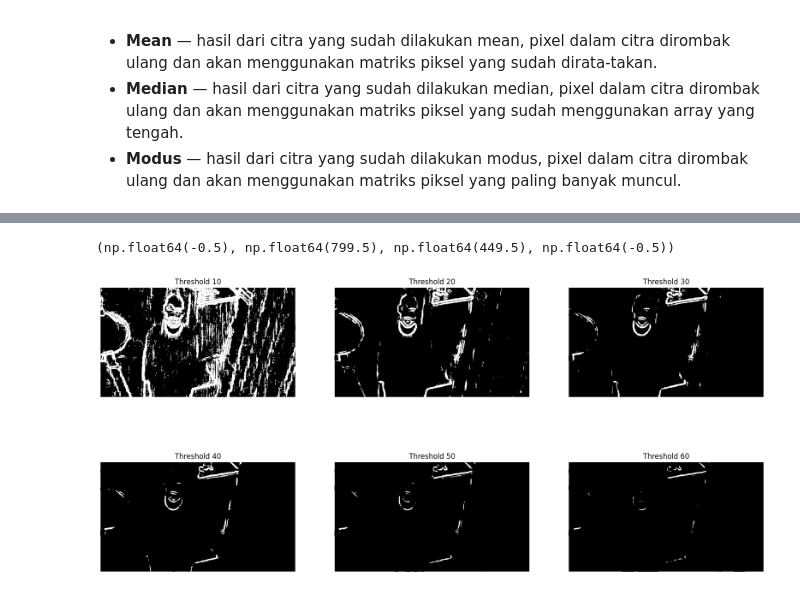
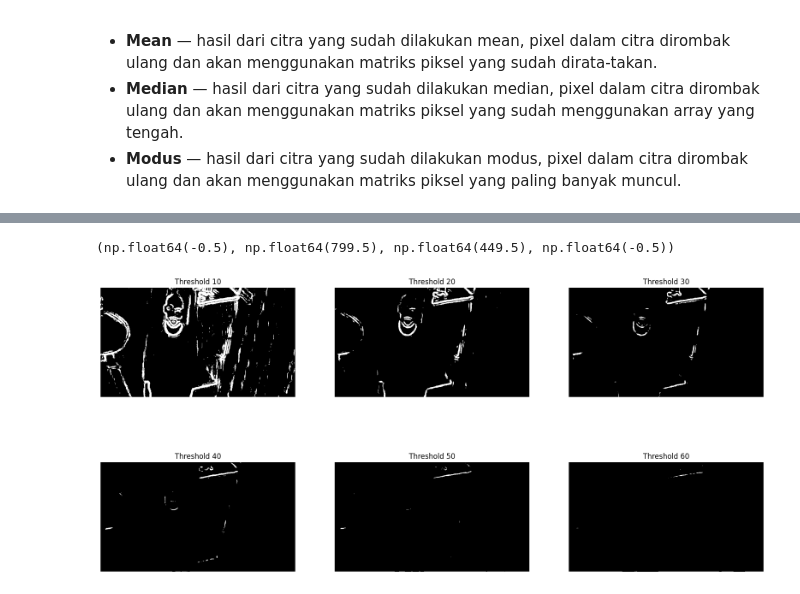
Before and after one commit to praktikum-pcd-2026/jurnal-modul-3-DendoyOfficial, a Jupyter notebook: modul3.ipynb, the cells around one changed output, grey strips where cells are left out. Drawn from its saved outputs; the diff is of its cells as text; code cells hidden in the pictures.

```diff
--- a/modul3.ipynb
+++ b/modul3.ipynb
@@ -227,13 +242,24 @@ def edge(img, kernelx, kernely):
 # %%
-prewitt = edge(backup,prewittX,prewittY)
-sobel = edge(backup,sobelX,sobelY)
-roberts = edge(backup,robertsX,robertsY)
-prewitt_sobel = tambah(prewitt,sobel)
-prewitt_roberts = tambah(prewitt,roberts)
-sobel_roberts = tambah(sobel,roberts)
-prewitt_sobel_roberts = tambah(prewitt_sobel,roberts)
 
-plt.figure(figsize=(20,17))
+prewitt   = edge(backup,    prewittX, prewittY)
+prewitt = normalisasi(prewitt)
+sobel   = edge(backup,    sobelX, sobelY)
+sobel = normalisasi(sobel)
+roberts   = edge(backup,    robertsX, robertsY)
+roberts = normalisasi (roberts)
+prewitt_sobel = edge (backup, prewittX, prewittY) + edge(backup, sobelX, sobelY)
+prewitt_sobel = normalisasi(prewitt_sobel)
+
+prewitt_roberts = edge (backup, prewittX, prewittY) + edge(backup, robertsX, robertsY)
+prewitt_roberts = normalisasi (prewitt_roberts)
+sobel_roberts = edge (backup, sobelX, sobelY) + edge(backup, robertsX, robertsY)
+sobel_roberts = normalisasi (sobel_roberts)
+prewitt_sobel_roberts = edge (backup, prewittX, prewittY) + edge(backup, sobelX, sobelY) + edge(smoothsharpening, robertsX, robertsY)
+prewitt_sobel_roberts = normalisasi (prewitt_sobel_roberts)
+
+
+
+plt.figure(figsize=(16,8))
 plt.subplot(4,4,1)
 plt.imshow(prewitt, cmap='gray')
 plt.title('Prewitt')
@@ -279,43 +316,43 @@ Operator-operator yang digunakan untuk menghasilkan garis tepi yang ada pada cit
 def threshold (img,th):
     return(img > th).astype(np.uint8)*255
 
-th_10 = threshold(prewitt_sobel,10)
-th_20 = threshold(prewitt_roberts,20)
-th_30 = threshold(prewitt_roberts,30)
-th_40 = threshold(prewitt_roberts,40)
-th_50 = threshold(prewitt_roberts,50)
-th_60 = threshold(prewitt_roberts,60)
+th_10 = threshold(sobel,10)
+th_20 = threshold(sobel,20)
+th_30 = threshold(sobel,30)
+th_40 = threshold(sobel,40)
+th_50 = threshold(sobel,50)
+th_60 = threshold(sobel,60)
 
 plt.figure(figsize=(20,15))
 plt.subplot(3,3,1)
 plt.imshow(th_10, cmap='gray')
 plt.title('Threshold 10')
 plt.axis('off')
 
 plt.subplot(3,3,2)
 plt.imshow(th_20, cmap='gray')
 plt.title('Threshold 20')
 plt.axis('off')
 
 plt.subplot(3,3,3)
 plt.imshow(th_30, cmap='gray')
 plt.title('Threshold 30')
 plt.axis('off')
 
 plt.subplot(3,3,4)
 plt.imshow(th_40, cmap='gray')
 plt.title('Threshold 40')
 plt.axis('off')
 
 plt.subplot(3,3,5)
 plt.imshow(th_50, cmap='gray')
 plt.title('Threshold 50')
 plt.axis('off')
 
 plt.subplot(3,3,6)
 plt.imshow(th_60, cmap='gray')
 plt.title('Threshold 60')
 plt.axis('off')
 # %% [output]
 (np.float64(-0.5), np.float64(799.5), np.float64(449.5), np.float64(-0.5))
-[figure, old version]
+[figure, new version]
```
Also changed, not shown: parts of 13 cells of this notebook.
